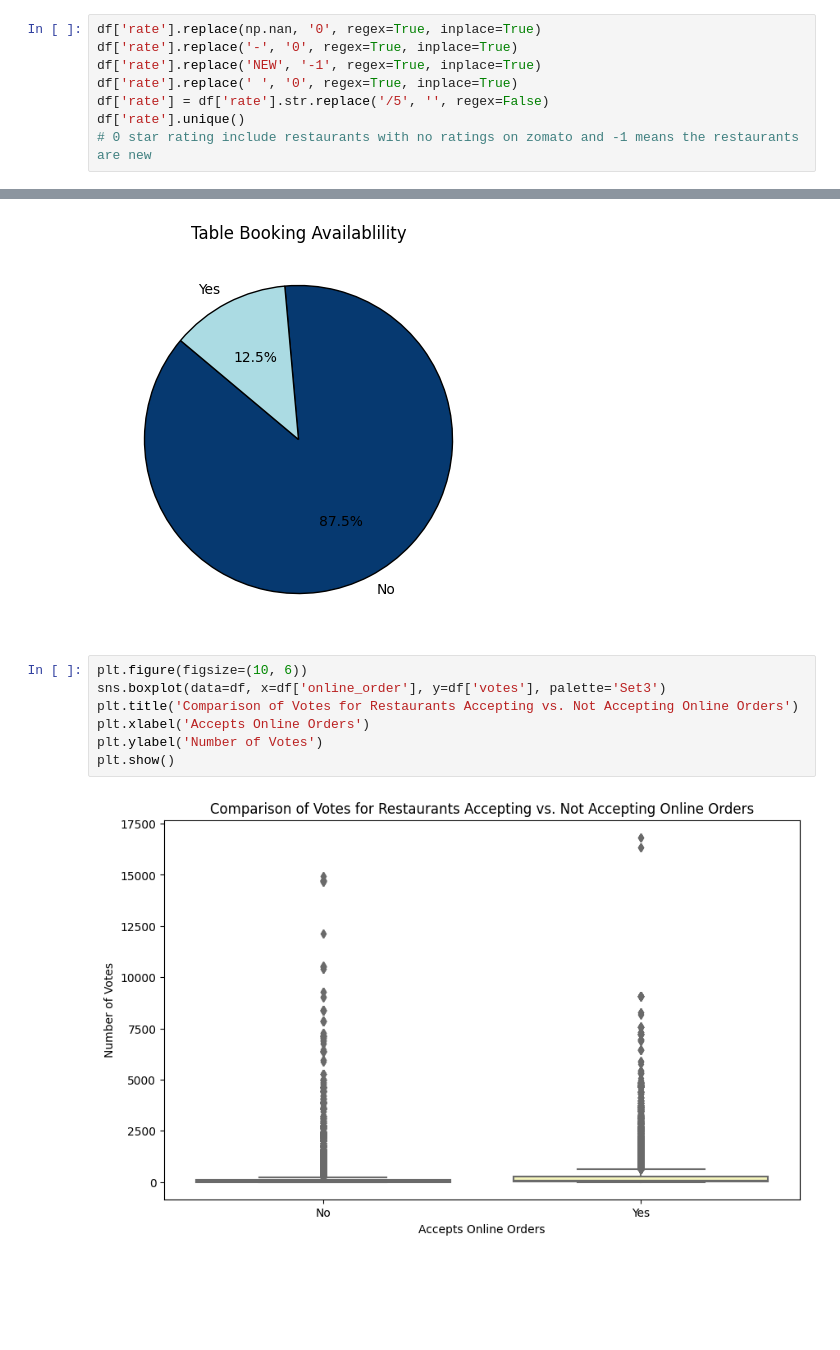
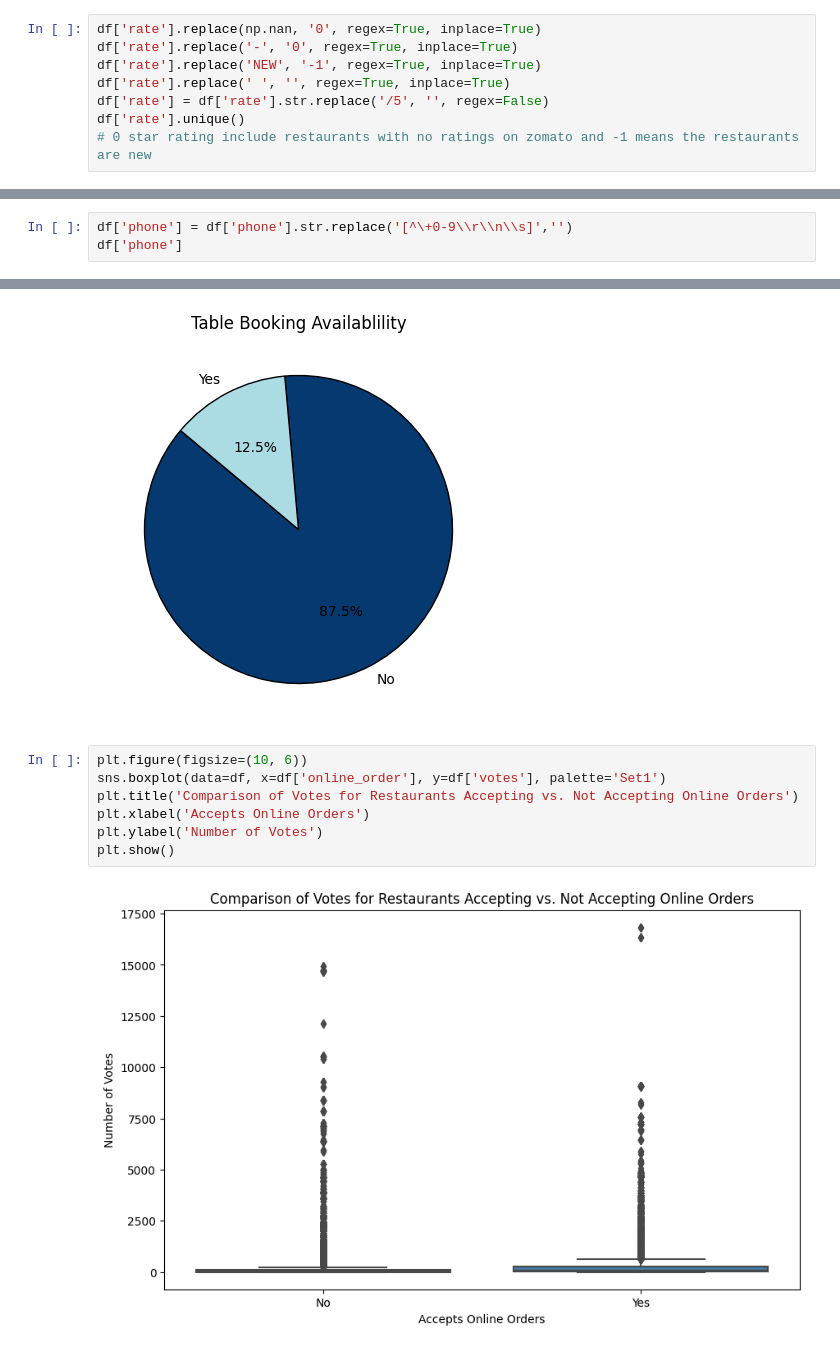
Before and after one commit to starlight5234/MoodBites, a Jupyter notebook: moodbites.ipynb, the cells around one changed output, grey strips where cells are left out. Drawn from its saved outputs; the diff is of its cells as text; blank space fills up the shorter version.

```diff
--- a/moodbites.ipynb
+++ b/moodbites.ipynb
@@ -113,7 +113,7 @@ array(['4.1/5', '3.8/5', '3.7/5', '3.6/5', '4.6/5', '4.0/5', '4.2/5',
 df['rate'].replace(np.nan, '0', regex=True, inplace=True)
 df['rate'].replace('-', '0', regex=True, inplace=True)
 df['rate'].replace('NEW', '-1', regex=True, inplace=True)
-df['rate'].replace(' ', '0', regex=True, inplace=True)
+df['rate'].replace(' ', '', regex=True, inplace=True)
 df['rate'] = df['rate'].str.replace('/5', '', regex=False)
 df['rate'].unique()
 # 0 star rating include restaurants with no ratings on zomato and -1 means the restaurants are new
@@ -157,3 +188,6 @@ df['phone'].replace(np.nan, '', regex=True, inplace=True)
 df[~df['phone'].str.contains('[0-9+]',  na=False)]['phone'].unique()
 # %% [output]
 array([''], dtype=object)
+# %%
+df['phone'] = df['phone'].str.replace('[^\+0-9\\r\\n\\s]','')
+df['phone']
@@ -476,10 +523,10 @@ plt.show()
 [figure]
 # %%
 plt.figure(figsize=(10, 6))
-sns.boxplot(data=df, x=df['online_order'], y=df['votes'], palette='Set3')
+sns.boxplot(data=df, x=df['online_order'], y=df['votes'], palette='Set1')
 plt.title('Comparison of Votes for Restaurants Accepting vs. Not Accepting Online Orders')
 plt.xlabel('Accepts Online Orders')
 plt.ylabel('Number of Votes')
 plt.show()
 # %% [output]
-[figure, old version]
+[figure, new version]
```
Also changed, not shown: parts of 10 cells of this notebook.
